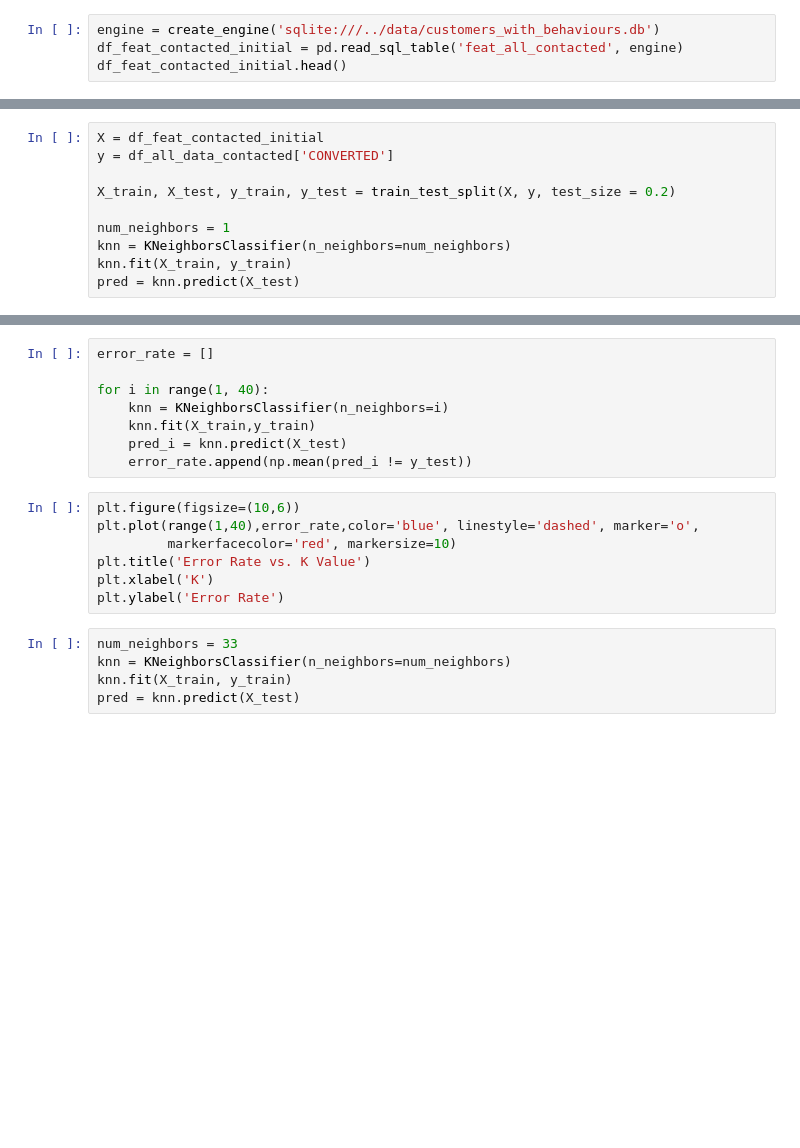
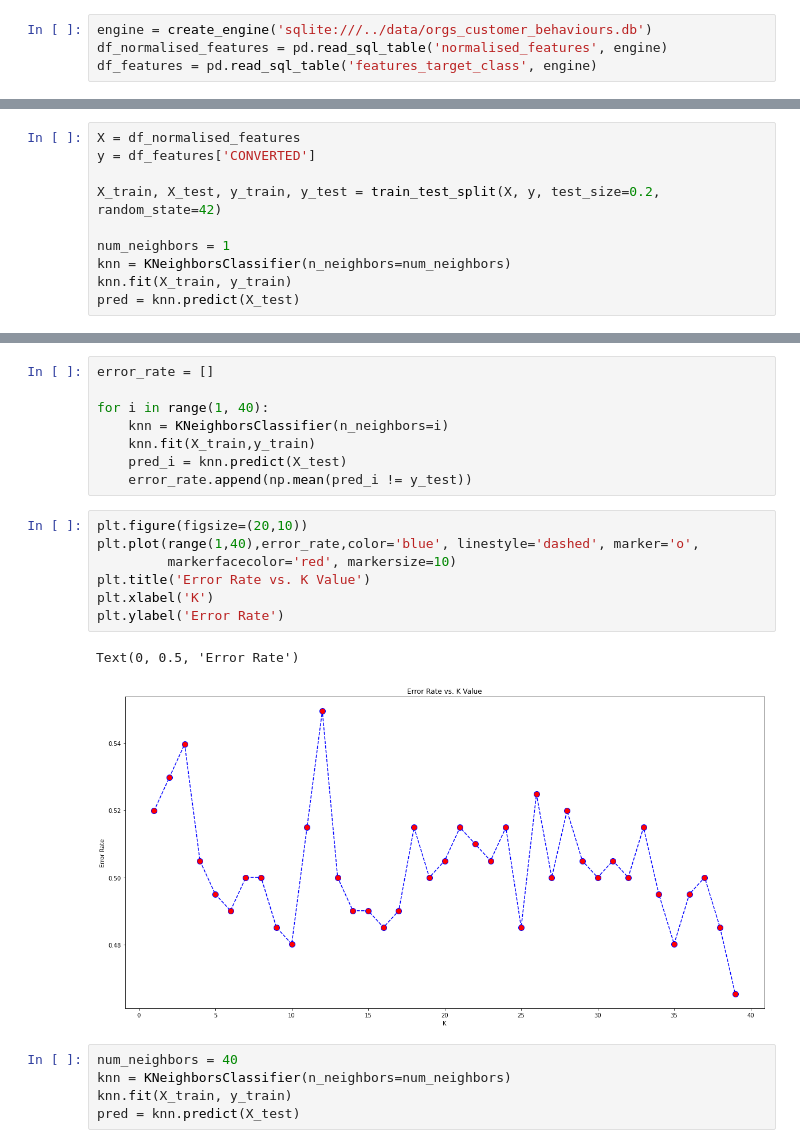
Before and after one commit to MiloAlphaKilo/DSND_Projects, a Jupyter notebook: Project_5_Final_Project/src/3_model_build.ipynb, the cells around one changed output, grey strips where cells are left out. Saved outputs shown, nothing was run; the diff lists cells and outputs as text; blank space fills up the shorter version.

Commit message:
Complete model based on organisational data

```diff
--- a/Project_5_Final_Project/src/3_model_build.ipynb
+++ b/Project_5_Final_Project/src/3_model_build.ipynb
@@ -17,6 +17,6 @@ from sqlalchemy import create_engine
 
 %matplotlib inline
 # %%
-engine = create_engine('sqlite:///../data/customers_with_behaviours.db')
-df_feat_contacted_initial = pd.read_sql_table('feat_all_contacted', engine)
-df_feat_contacted_initial.head()
+engine = create_engine('sqlite:///../data/orgs_customer_behaviours.db')
+df_normalised_features = pd.read_sql_table('normalised_features', engine)
+df_features = pd.read_sql_table('features_target_class', engine)
@@ -26,8 +23,8 @@ df_all_data_contacted.head()
 # %%
-X = df_feat_contacted_initial
-y = df_all_data_contacted['CONVERTED']
+X = df_normalised_features
+y = df_features['CONVERTED']
 
-X_train, X_test, y_train, y_test = train_test_split(X, y, test_size = 0.2)
+X_train, X_test, y_train, y_test = train_test_split(X, y, test_size=0.2, random_state=42)
 
 num_neighbors = 1
 knn = KNeighborsClassifier(n_neighbors=num_neighbors)
@@ -52,14 +66,17 @@ for i in range(1, 40):
     pred_i = knn.predict(X_test)
     error_rate.append(np.mean(pred_i != y_test))
 # %%
-plt.figure(figsize=(10,6))
+plt.figure(figsize=(20,10))
 plt.plot(range(1,40),error_rate,color='blue', linestyle='dashed', marker='o',
          markerfacecolor='red', markersize=10)
 plt.title('Error Rate vs. K Value')
 plt.xlabel('K')
 plt.ylabel('Error Rate')
+# %% [output]
+Text(0, 0.5, 'Error Rate')
+[figure, added]
 # %%
-num_neighbors = 33
+num_neighbors = 40
 knn = KNeighborsClassifier(n_neighbors=num_neighbors)
 knn.fit(X_train, y_train)
 pred = knn.predict(X_test)
```
Also changed, not shown: parts of 6 cells of this notebook, 7 other files.
